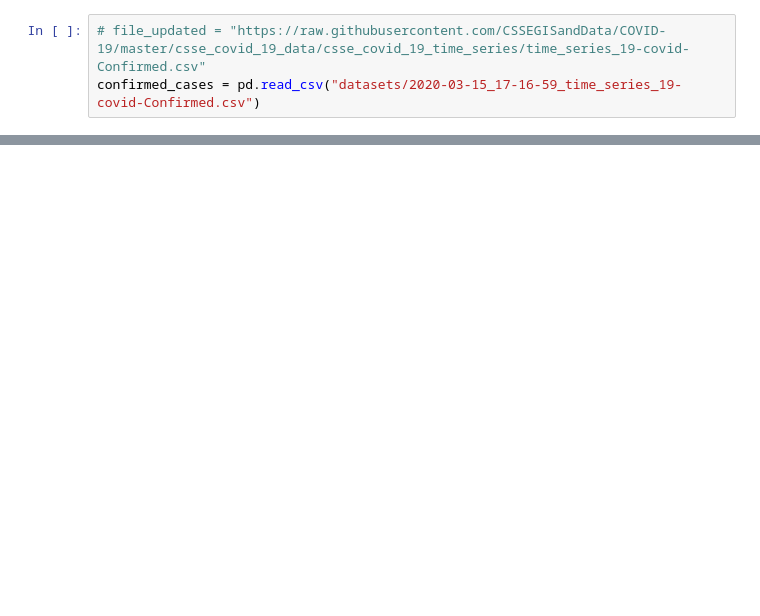
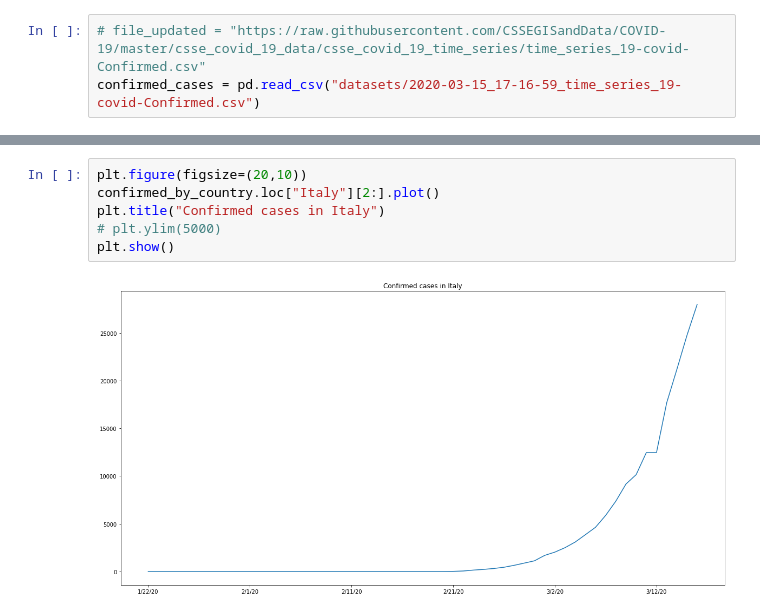
Before and after one commit to kaiocesar/data-science-health, a Jupyter notebook: Data-Science-Health.ipynb, the cells around one changed output, grey strips where cells are left out. Saved outputs shown, nothing was run; the diff lists cells and outputs as text; blank space fills up the shorter version.

```diff
--- a/Data-Science-Health.ipynb
+++ b/Data-Science-Health.ipynb
@@ -24,0 +48,8 @@ confirmed_cases[4:]#[confirmed_cases['Country/Region'] == 'Brazil'][4:]
+# %%
+plt.figure(figsize=(20,10))
+confirmed_by_country.loc["Italy"][2:].plot()
+plt.title("Confirmed cases in Italy")
+# plt.ylim(5000)
+plt.show()
+# %% [output]
+[figure, added]
```
Also changed, not shown: parts of 10 cells of this notebook, 1 other file.
